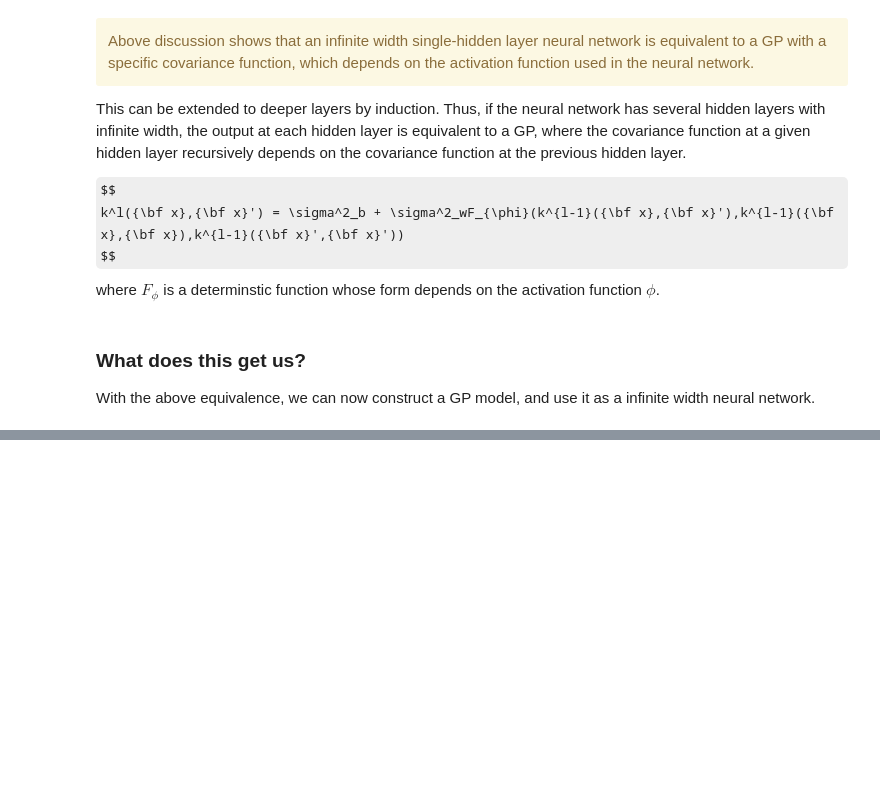
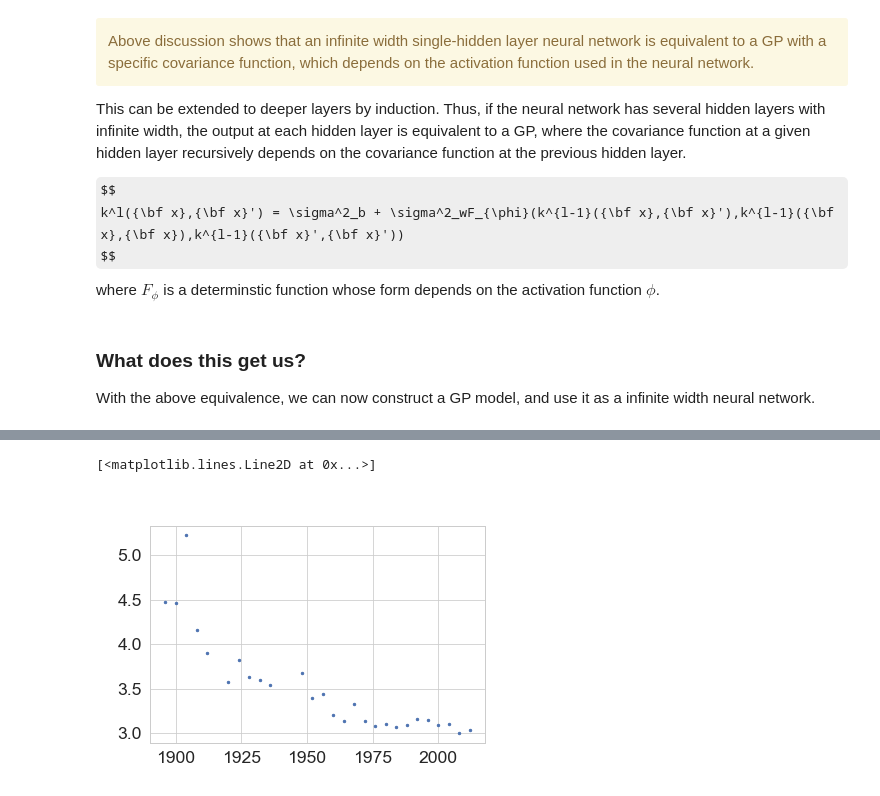
Before and after one commit to ubdsgroup/mladvanced-notebooks, a Jupyter notebook: Gaussian processes and Deep Learning.ipynb, the cells around one changed output, grey strips where cells are left out. Drawn from its saved outputs; the diff is of its cells as text; code cells hidden in the pictures; some formulas as TeX source; blank space fills up the shorter version.

```diff
--- a/Gaussian processes and Deep Learning.ipynb
+++ b/Gaussian processes and Deep Learning.ipynb
@@ -98,0 +208,14 @@ With the above equivalence, we can now construct a GP model, and use it as a inf
+# %%
+data = pods.datasets.olympic_marathon_men()
+x = data['X']
+y = data['Y']
+
+offset = y.mean()
+scale = np.sqrt(y.var())
+
+yhat = (y-offset)/scale
+# %%
+plt.plot(x,y,'.')
+# %% [output]
+[<matplotlib.lines.Line2D at 0x...>]
+[figure, added]
```
Also changed, not shown: parts of 20 cells of this notebook, 7 other files.
